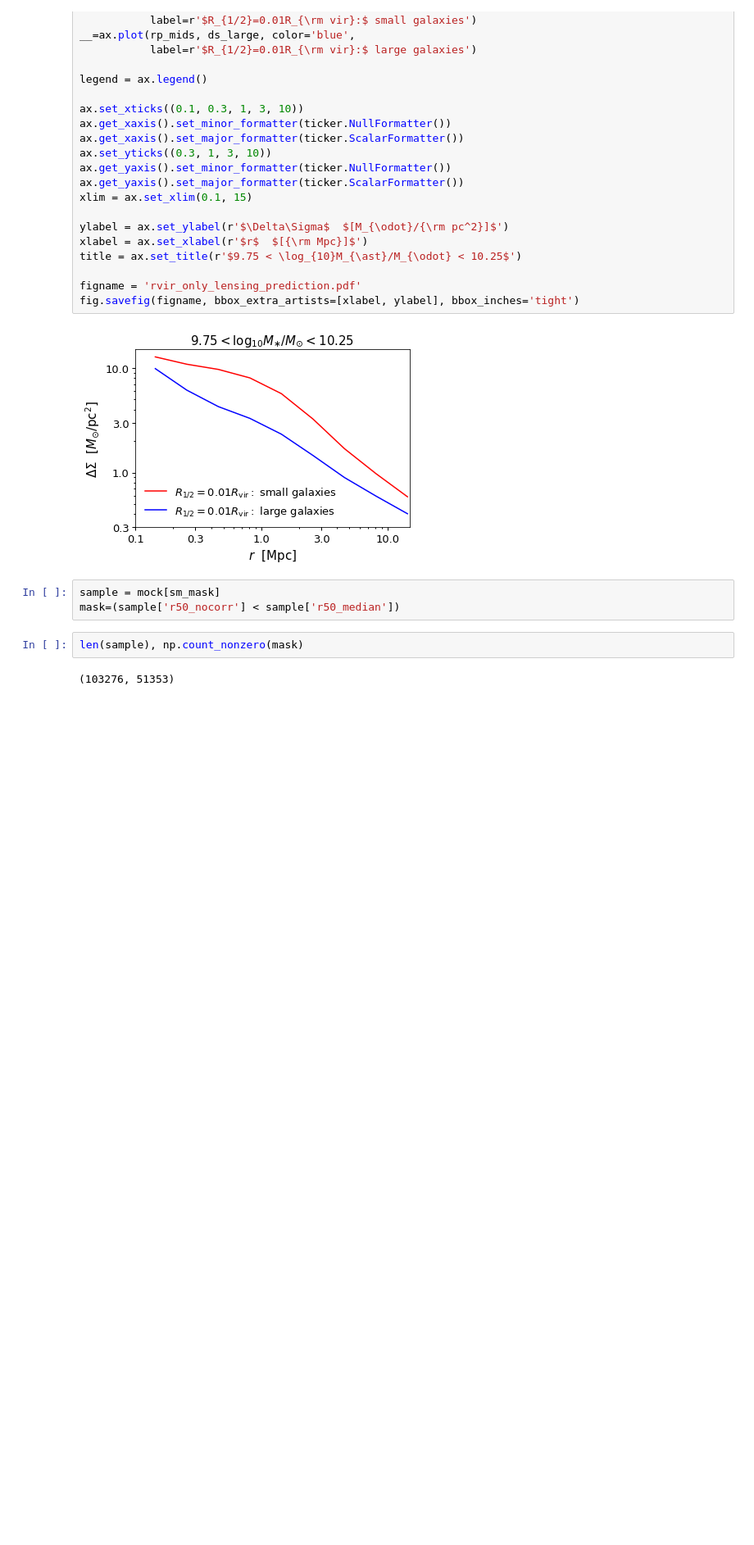
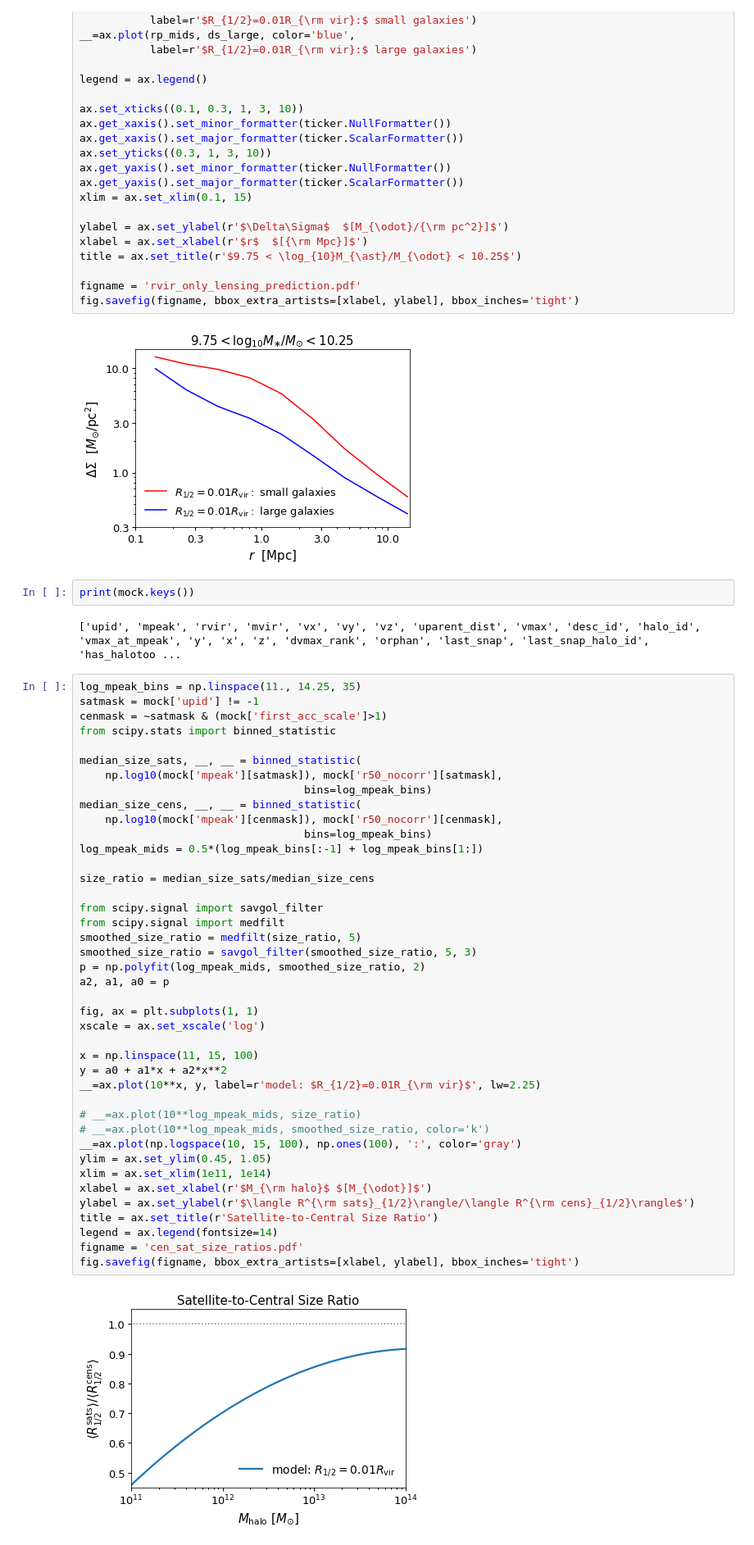
Before and after one commit to aphearin/galsize_models, a Jupyter notebook: notebooks/sham_based_penultimate_results.ipynb, the cells around one changed output. Shown at 82% size. Drawn from its saved outputs; the diff is of its cells as text; blank space fills up the shorter version.

```diff
--- a/notebooks/sham_based_penultimate_results.ipynb
+++ b/notebooks/sham_based_penultimate_results.ipynb
@@ -808,10 +815,50 @@ figname = 'rvir_only_lensing_prediction.pdf'
 fig.savefig(figname, bbox_extra_artists=[xlabel, ylabel], bbox_inches='tight')
 # %% [output]
 [figure]
-# %%
-sample = mock[sm_mask]
-mask=(sample['r50_nocorr'] < sample['r50_median'])
-# %%
-len(sample), np.count_nonzero(mask)
-# %% [output]
-(103276, 51353)
+# %%
+print(mock.keys())
+# %% [output]
+['upid', 'mpeak', 'rvir', 'mvir', 'vx', 'vy', 'vz', 'uparent_dist', 'vmax', 'desc_id', 'halo_id', 'vmax_at_mpeak', 'y', 'x', 'z', 'dvmax_rank', 'orphan', 'last_snap', 'last_snap_halo_id', 'has_halotoo ...
+# %%
+log_mpeak_bins = np.linspace(11., 14.25, 35)
+satmask = mock['upid'] != -1
+cenmask = ~satmask & (mock['first_acc_scale']>1)
+from scipy.stats import binned_statistic
+
+median_size_sats, __, __ = binned_statistic(
+    np.log10(mock['mpeak'][satmask]), mock['r50_nocorr'][satmask],
+                                   bins=log_mpeak_bins)
+median_size_cens, __, __ = binned_statistic(
+    np.log10(mock['mpeak'][cenmask]), mock['r50_nocorr'][cenmask],
+                                   bins=log_mpeak_bins)
+log_mpeak_mids = 0.5*(log_mpeak_bins[:-1] + log_mpeak_bins[1:])
+
+size_ratio = median_size_sats/median_size_cens
+
+from scipy.signal import savgol_filter
+from scipy.signal import medfilt
+smoothed_size_ratio = medfilt(size_ratio, 5)
+smoothed_size_ratio = savgol_filter(smoothed_size_ratio, 5, 3)
+p = np.polyfit(log_mpeak_mids, smoothed_size_ratio, 2)
+a2, a1, a0 = p
+
+fig, ax = plt.subplots(1, 1)
+xscale = ax.set_xscale('log')
+
+x = np.linspace(11, 15, 100)
+y = a0 + a1*x + a2*x**2
+__=ax.plot(10**x, y, label=r'model: $R_{1/2}=0.01R_{\rm vir}$', lw=2.25)
+
+# __=ax.plot(10**log_mpeak_mids, size_ratio)
+# __=ax.plot(10**log_mpeak_mids, smoothed_size_ratio, color='k')
+__=ax.plot(np.logspace(10, 15, 100), np.ones(100), ':', color='gray')
+ylim = ax.set_ylim(0.45, 1.05)
+xlim = ax.set_xlim(1e11, 1e14)
+xlabel = ax.set_xlabel(r'$M_{\rm halo}$ $[M_{\odot}]$')
+ylabel = ax.set_ylabel(r'$\langle R^{\rm sats}_{1/2}\rangle/\langle R^{\rm cens}_{1/2}\rangle$')
+title = ax.set_title(r'Satellite-to-Central Size Ratio')
+legend = ax.legend(fontsize=14)
+figname = 'cen_sat_size_ratios.pdf'
+fig.savefig(figname, bbox_extra_artists=[xlabel, ylabel], bbox_inches='tight')
+# %% [output]
+[figure, added]
```
Also changed, not shown: parts of 3 cells of this notebook, 6 other files.
